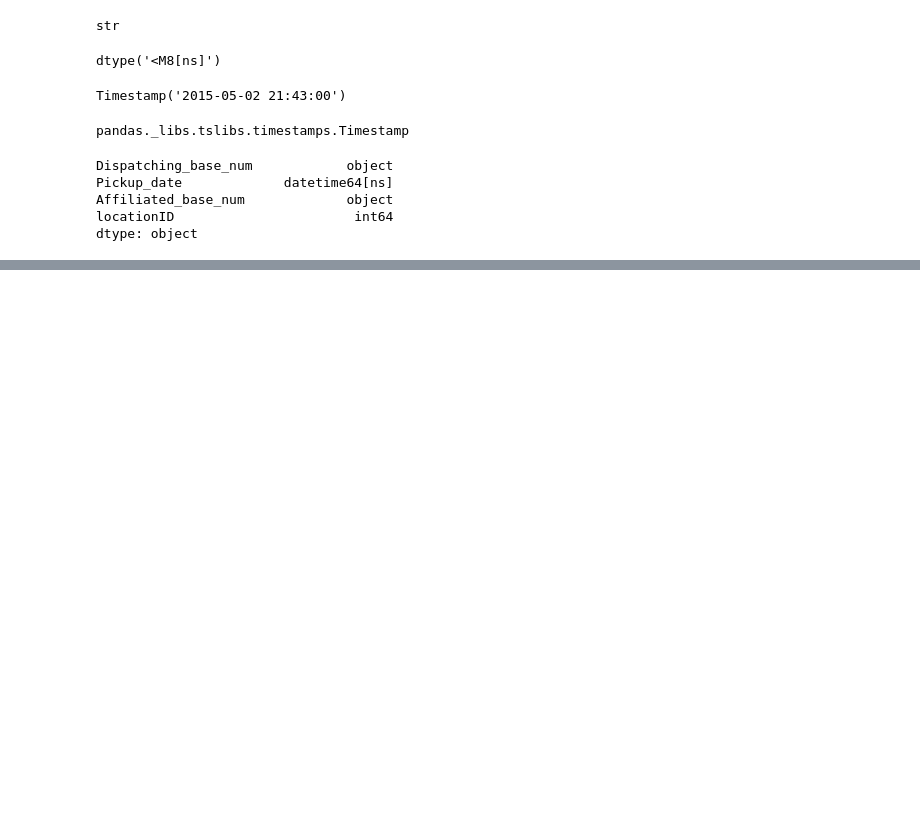
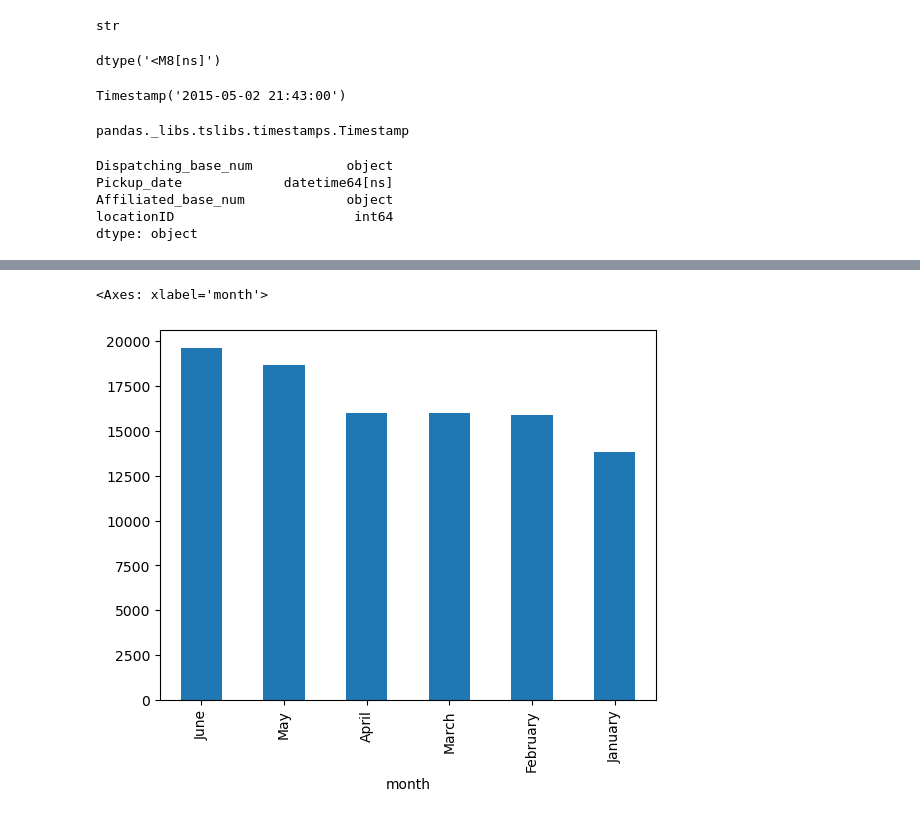
Before and after one commit to Aru-jan/Uber, a Jupyter notebook: uber_project.ipynb, the cells around one changed output, grey strips where cells are left out. Drawn from its saved outputs; the diff is of its cells as text; code cells hidden in the pictures; blank space fills up the shorter version.

```diff
--- a/uber_project.ipynb
+++ b/uber_project.ipynb
@@ -113,0 +132,3 @@ dtype: object
+# %%
+uber_15['month'] = uber_15['Pickup_date'].dt.month_name()
+uber_15
@@ -113,0 +149,5 @@ dtype: object
+# %%
+uber_15['month'].value_counts().plot(kind="bar")
+# %% [output]
+<Axes: xlabel='month'>
+[figure, added]
```
Also changed, not shown: parts of 3 cells of this notebook.
